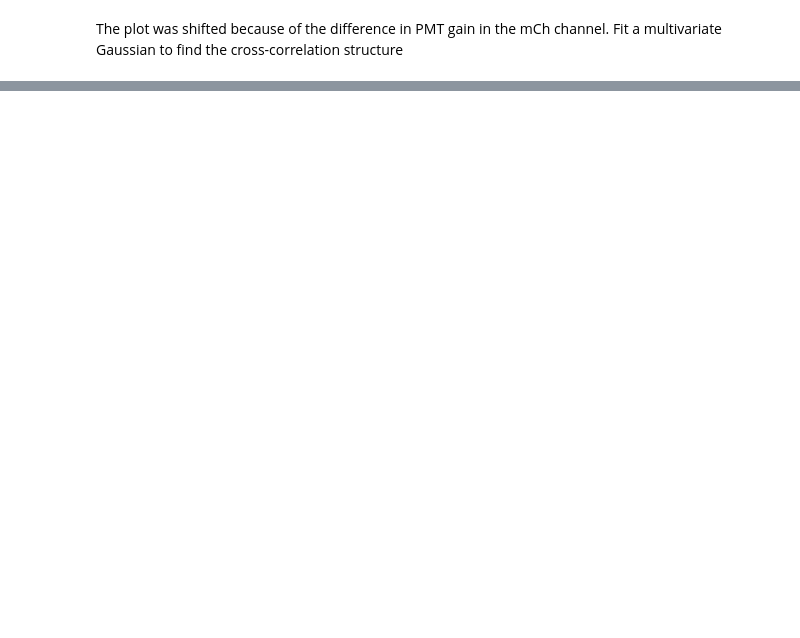
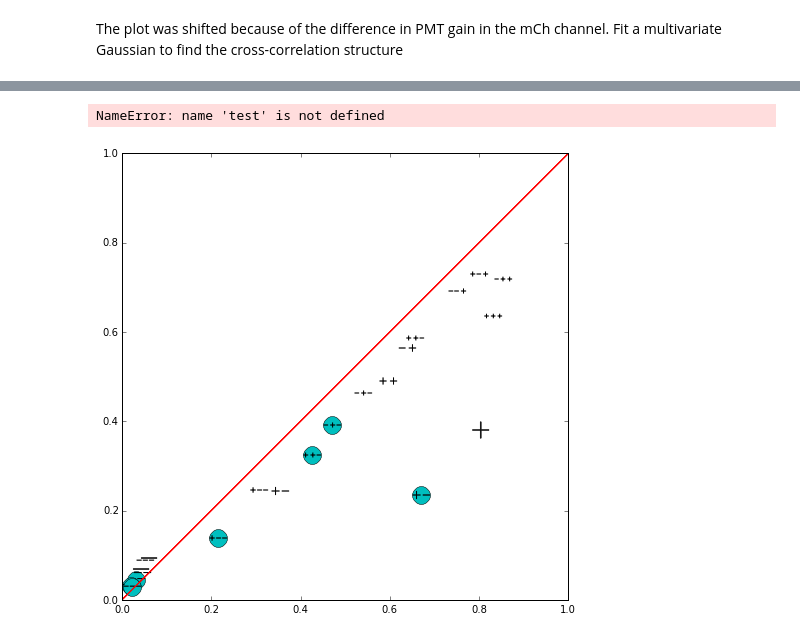
Before and after one commit to lrast/flowAnalysis, a Jupyter notebook: FlowFitting.ipynb, the cells around one changed output, grey strips where cells are left out. Cells and saved outputs as stored; diff of their text form; code cells hidden in the pictures; blank space fills up the shorter version.

```diff
--- a/FlowFitting.ipynb
+++ b/FlowFitting.ipynb
@@ -94,0 +136,23 @@ The plot was shifted because of the difference in PMT gain in the mCh channel. F
+# %%
+figsize(16, 16)
+
+covariance_type = 'tied'
+
+skinnyModels = [ GMM( n_components=2, covariance_type=covariance_type, n_iter=500, n_init=50, init_params='wm', params='wm') for entry in timecourse.gated]
+for entry in skinnyModels:
+    entry.covars_ = ctlCovars
+
+
+plt.subplots(4, 4, sharex='col', sharey='row')
+
+for index in range(len( timecourse.gated)):
+    skinnyModels[index].fit( toFitSamples[index] )
+
+    plotModel( skinnyModels[index], toFit[index], plotnum=index, covariance_type=covariance_type)
+    plt.autoscale(tight=True)
+    plt.xlim([1,5])
+    plt.ylim([4, 5.6])
+    #print index
+
+
+plt.show()
@@ -94,0 +209,27 @@ The plot was shifted because of the difference in PMT gain in the mCh channel. F
+# %%
+test
+# %% [output]
+NameError: name 'test' is not defined
+# %%
+import fitGMMModel
+reload(fitGMMModel)
+from fitGMMModel import plotFreqs, plotTCourse
+
+dayDict = { 0:[0],
+           2:[1, 2],
+          4:[3, 4, 5, 6,],
+          6: [7, 8, 9, 10, 11, 12, 13, 14]}
+irDict = { 0:'-',
+           1:'+', 2:'-',
+          3:'++', 4:'+-', 5:'-+', 6:'--',
+          7:'+++', 8:"++-", 9:'+-+', 10:'+--', 11:'-++', 12:'-+-', 13:'--+', 14:'---'}
+
+#get the percentage in the on population
+fatOn = [ entry.weights_[ np.argmax( entry.means_[:,0])] for entry in fatModels]
+skinnyOn = [ entry.weights_[ np.argmax( entry.means_[:,0])] for entry in skinnyModels]
+
+figsize(8, 8)
+#plt.subplots(4, 1, sharex='col', sharey='row')
+plotFreqs(fatOn, skinnyOn, dayDict, irDict )
+# %% [output]
+[figure, added]
```
Also changed, not shown: parts of 59 cells of this notebook, 4 other files.
